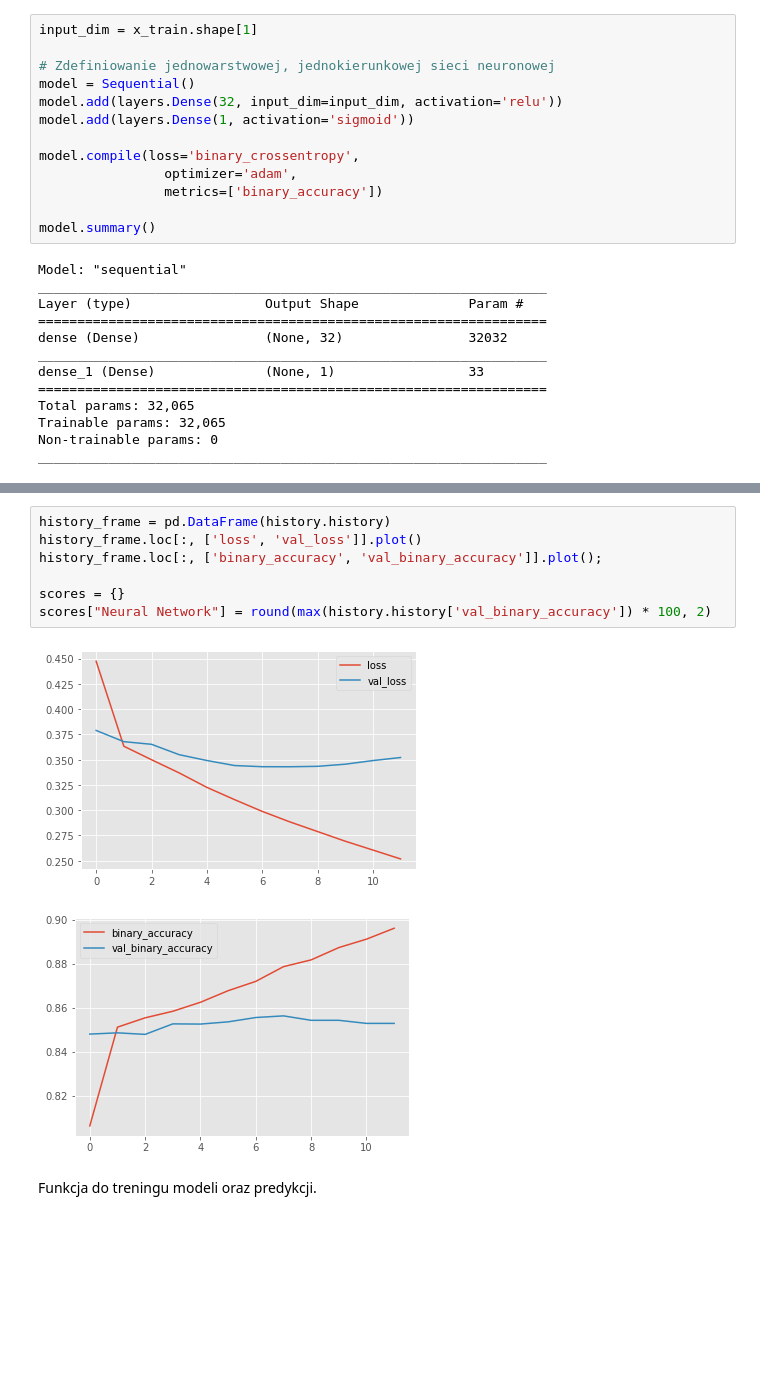
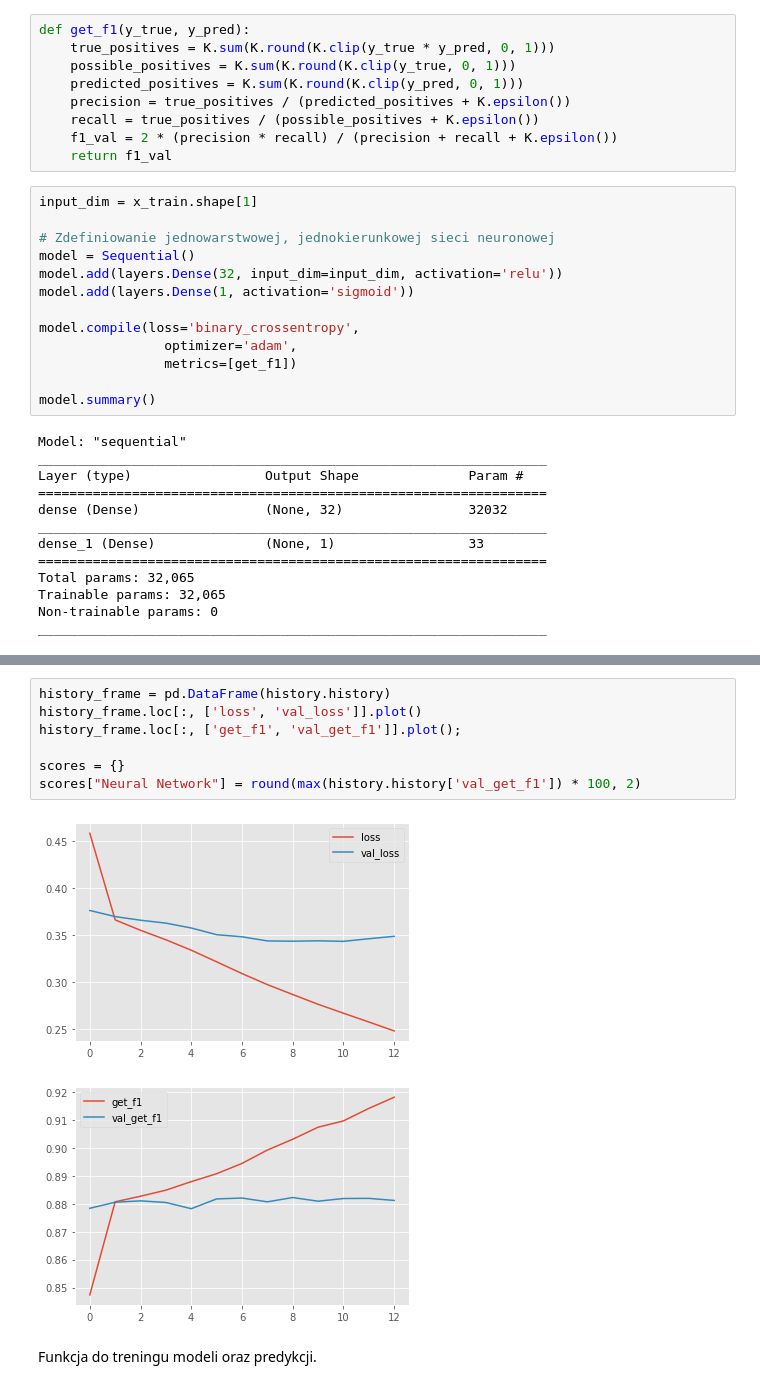
Before and after one commit to Dominik242633/Amazon-Reviews, a Jupyter notebook: Data analysis.ipynb, the cells around one changed output, grey strips where cells are left out. Drawn from its saved outputs; the diff is of its cells as text; blank space fills up the shorter version.

Commit message:
changed score to F1

```diff
--- a/Data analysis.ipynb
+++ b/Data analysis.ipynb
@@ -539,6 +540,15 @@ x_train, count_vectorizer = count_vector(x_train)
 x_test = count_vectorizer.transform(x_test).toarray()
 # %% [markdown]
 ### Jednowarstwowa, jednokierunkowa sieć neuronowa
+# %%
+def get_f1(y_true, y_pred):
+    true_positives = K.sum(K.round(K.clip(y_true * y_pred, 0, 1)))
+    possible_positives = K.sum(K.round(K.clip(y_true, 0, 1)))
+    predicted_positives = K.sum(K.round(K.clip(y_pred, 0, 1)))
+    precision = true_positives / (predicted_positives + K.epsilon())
+    recall = true_positives / (possible_positives + K.epsilon())
+    f1_val = 2 * (precision * recall) / (precision + recall + K.epsilon())
+    return f1_val
 # %%
 input_dim = x_train.shape[1]
 
@@ -549,7 +559,7 @@ model.add(layers.Dense(1, activation='sigmoid'))
 
 model.compile(loss='binary_crossentropy',
                 optimizer='adam',
-                metrics=['binary_accuracy'])
+                metrics=[get_f1])
 
 model.summary()
 # %% [output]
@@ -601,13 +611,13 @@ Epoch 12/100
 # %%
 history_frame = pd.DataFrame(history.history)
 history_frame.loc[:, ['loss', 'val_loss']].plot()
-history_frame.loc[:, ['binary_accuracy', 'val_binary_accuracy']].plot();
+history_frame.loc[:, ['get_f1', 'val_get_f1']].plot();
 
 scores = {}
-scores["Neural Network"] = round(max(history.history['val_binary_accuracy']) * 100, 2)
+scores["Neural Network"] = round(max(history.history['val_get_f1']) * 100, 2)
 # %% [output]
-[figure, old version]
+[figure, new version]
-[figure, old version]
+[figure, new version]
 # %% [markdown]
 Funkcja do treningu modeli oraz predykcji.
 # %%
```
Also changed, not shown: parts of 16 cells of this notebook.
